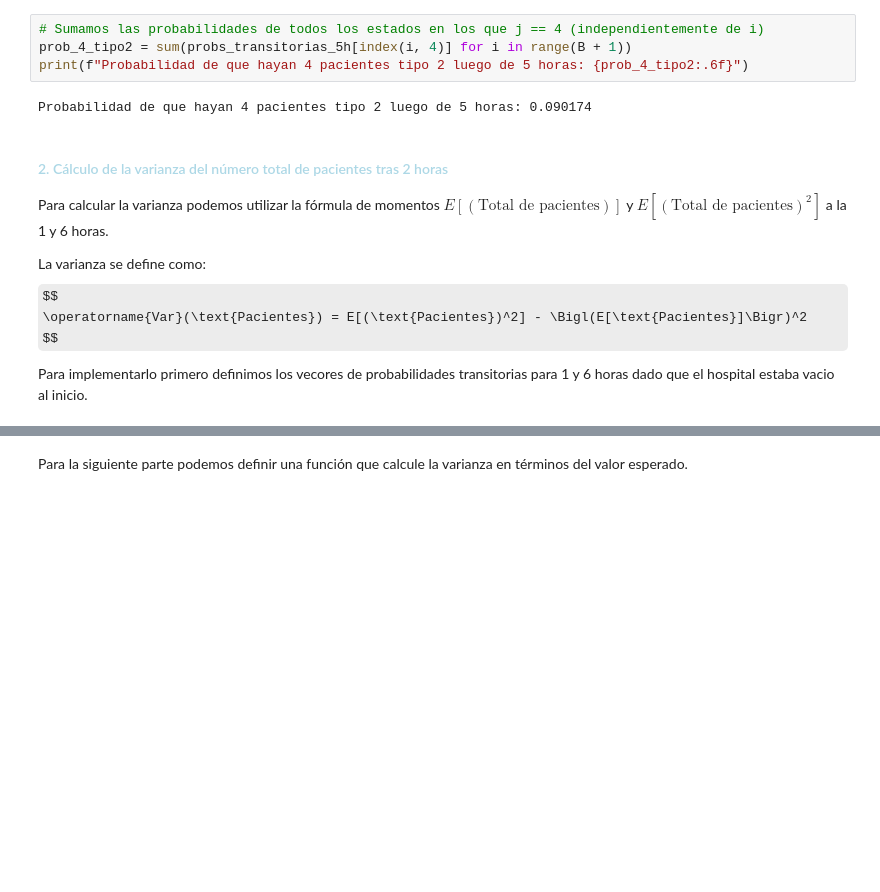
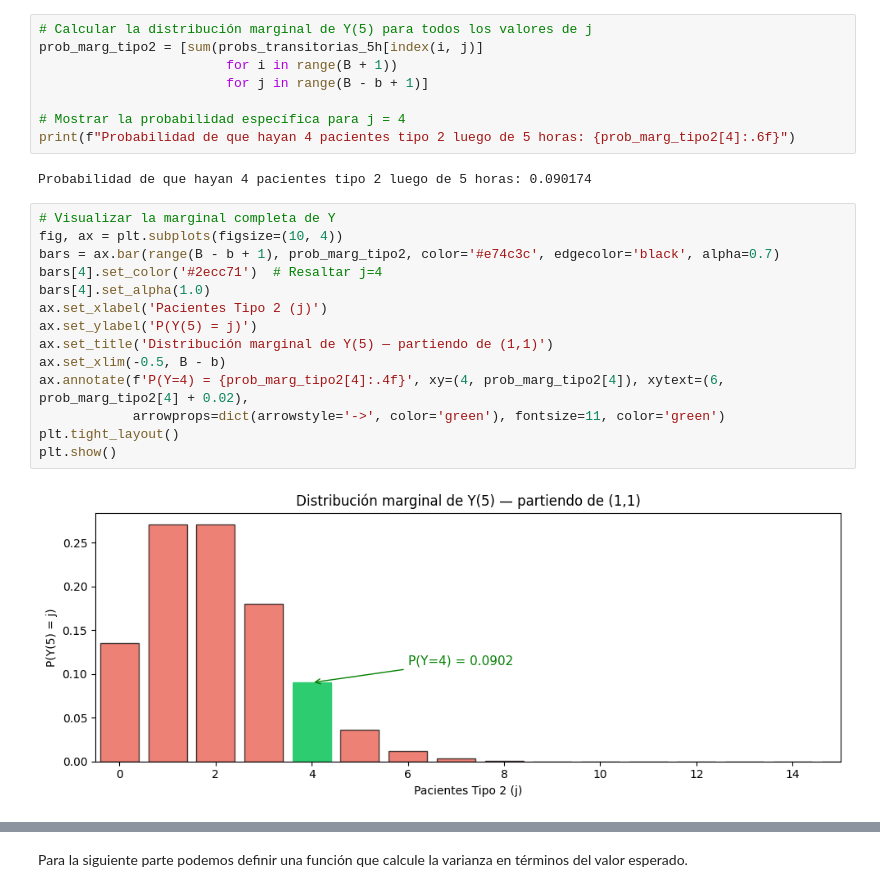
Before and after one commit to rodhervan/modelado, a Jupyter notebook: ComplementariaSemana8_v2.ipynb, the cells around one changed output, grey strips where cells are left out. Cells and saved outputs as stored; diff of their text form; some formulas as TeX source; blank space fills up the shorter version.

```diff
--- a/ComplementariaSemana8_v2.ipynb
+++ b/ComplementariaSemana8_v2.ipynb
@@ -146,18 +181,26 @@ Para responder a la pregunta debemos sumar las probabilidades de los estados en
 # %%
-# Sumamos las probabilidades de todos los estados en los que j == 4 (independientemente de i)
-prob_4_tipo2 = sum(probs_transitorias_5h[index(i, 4)] for i in range(B + 1))
-print(f"Probabilidad de que hayan 4 pacientes tipo 2 luego de 5 horas: {prob_4_tipo2:.6f}")
+# Calcular la distribución marginal de Y(5) para todos los valores de j
+prob_marg_tipo2 = [sum(probs_transitorias_5h[index(i, j)]
+                        for i in range(B + 1))
+                        for j in range(B - b + 1)]
+
+# Mostrar la probabilidad específica para j = 4
+print(f"Probabilidad de que hayan 4 pacientes tipo 2 luego de 5 horas: {prob_marg_tipo2[4]:.6f}")
 # %% [output]
 Probabilidad de que hayan 4 pacientes tipo 2 luego de 5 horas: 0.090174
-# %% [markdown]
-<h4 style="color: #ADD8E6;">2. Cálculo de la varianza del número total de pacientes tras 2 horas</h4>
-
-Para calcular la varianza podemos utilizar la fórmula de momentos $E[(\text{Total de pacientes})]$ y $E[(\text{Total de pacientes})^2]$ a la 1 y 6 horas.
-
-La varianza se define como:
-        $$
-        \operatorname{Var}(\text{Pacientes}) = E[(\text{Pacientes})^2] - \Bigl(E[\text{Pacientes}]\Bigr)^2
-        $$
-
-
-Para implementarlo primero definimos los vecores de probabilidades transitorias para 1 y 6 horas dado que el hospital estaba vacio al inicio.
+# %%
+# Visualizar la marginal completa de Y
+fig, ax = plt.subplots(figsize=(10, 4))
+bars = ax.bar(range(B - b + 1), prob_marg_tipo2, color='#e74c3c', edgecolor='black', alpha=0.7)
+bars[4].set_color('#2ecc71')  # Resaltar j=4
+bars[4].set_alpha(1.0)
+ax.set_xlabel('Pacientes Tipo 2 (j)')
+ax.set_ylabel('P(Y(5) = j)')
+ax.set_title('Distribución marginal de Y(5) — partiendo de (1,1)')
+ax.set_xlim(-0.5, B - b)
+ax.annotate(f'P(Y=4) = {prob_marg_tipo2[4]:.4f}', xy=(4, prob_marg_tipo2[4]), xytext=(6, prob_marg_tipo2[4] + 0.02),
+            arrowprops=dict(arrowstyle='->', color='green'), fontsize=11, color='green')
+plt.tight_layout()
+plt.show()
+# %% [output]
+[figure, added]
```
Also changed, not shown: parts of 18 cells of this notebook, 2 other files.
